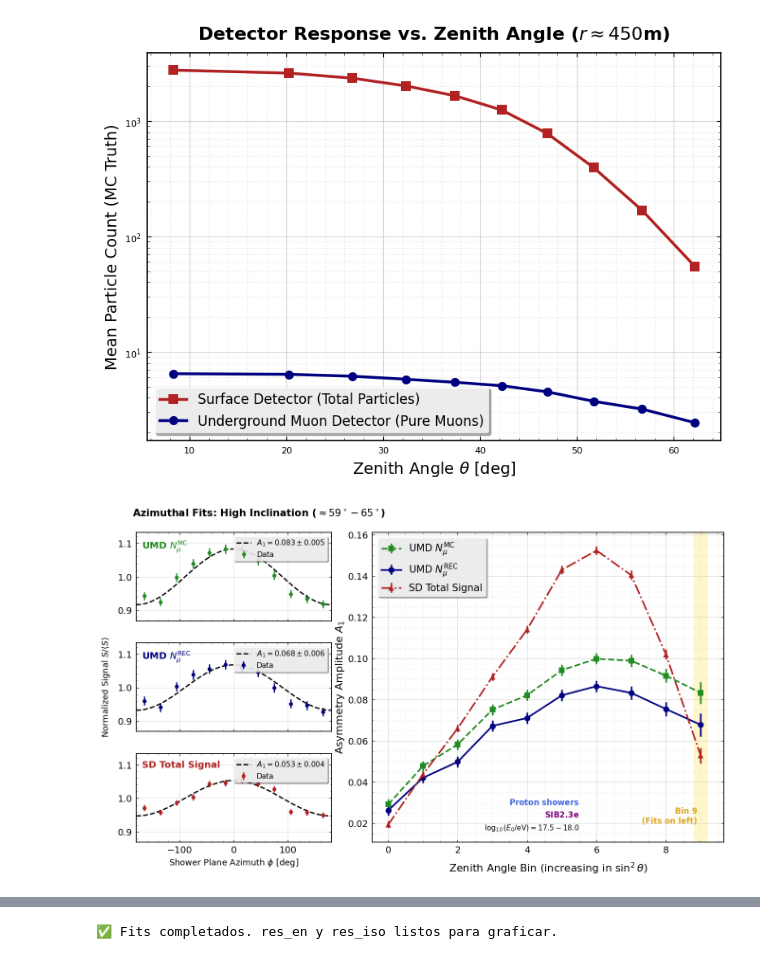
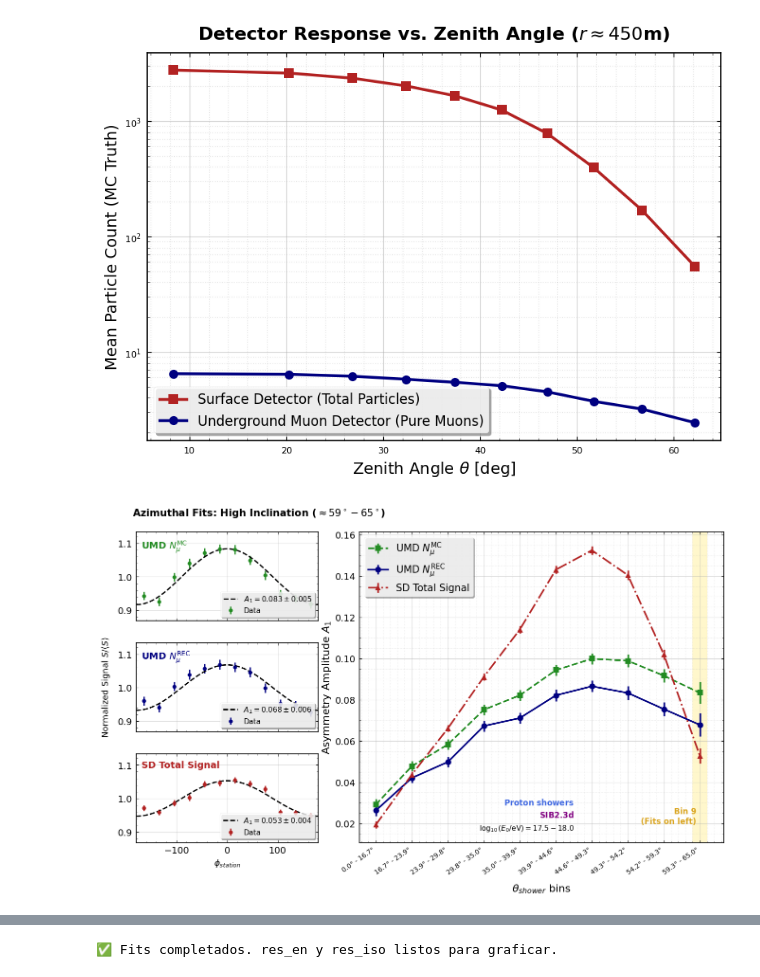
Before and after one commit to Lautaro-Silva/Tesis-de-Licenciatura---ITeDA, a Jupyter notebook: Scripts/Presentacion_Foundations/presentacion_feb_2026_v2.ipynb, the cells around one changed output, grey strips where cells are left out. Saved outputs shown, nothing was run; the diff lists cells and outputs as text; code cells hidden in the pictures.

Commit message:
ultimos toqueteos para la presentacion

```diff
--- a/Scripts/Presentacion_Foundations/presentacion_feb_2026_v2.ipynb
+++ b/Scripts/Presentacion_Foundations/presentacion_feb_2026_v2.ipynb
@@ -563,7 +563,6 @@ plt.show()
 
 def fit_func_deg(phi_deg, A1):
     return 1.0 * (1 + A1 * np.cos(np.deg2rad(phi_deg)))
-
 
 # -------------------------------------------------------------------------
 # PREPARACIÓN DE BINES
@@ -637,7 +636,7 @@ for i in range(10):
 # ARMADO DE LA FIGURA MAESTRA (16:9 ratio)
 # -------------------------------------------------------------------------
 fig = plt.figure(figsize=(16, 8.5))
-gs = gridspec.GridSpec(3, 2, width_ratios=[1, 1.8], wspace=0.15, hspace=0.25)
+gs = gridspec.GridSpec(3, 2, width_ratios=[1, 2], wspace=0.15, hspace=0.25)
 
 # --- PANEL IZQUIERDO: LOS 3 AJUSTES DEL BIN 9 ---
 # Para que se vean comparables, buscamos el max/min del eje Y del Bin 9
@@ -670,49 +669,54 @@ for idx, (col, label, color, pos) in enumerate(configs):
 
         # Título como texto adentro para ahorrar espacio
         ax.text(0.03, 0.92, label, transform=ax.transAxes, fontsize=14, fontweight='bold', color=color, va='top')
-        ax.legend(fontsize=11, loc='upper right')
+        ax.legend(fontsize=11, loc='lower right')
 
         if idx == 1: # Solo el del medio tiene label de Y
             ax.set_ylabel(r"Normalized Signal $S / \langle S \rangle$", fontsize=13, labelpad=10)
 
         if idx == 2: # Solo el de abajo tiene label de X
-            ax.set_xlabel(r"Shower Plane Azimuth $\phi$ [deg]", fontsize=13)
+            ax.set_xlabel(r"$\phi_{station}$", fontsize=13)
         else:
             ax.set_xticklabels([]) # Ocultar números X en los de arriba
 
 # Título general para la columna izquierda
 fig.text(0.12, 0.92, r"Azimuthal Fits: High Inclination ($\approx 59^\circ-65^\circ$)",
          fontsize=15, fontweight='bold', ha='left')
-
 
 # --- PANEL DERECHO: EVOLUCIÓN GLOBAL ---
 ax_ev = fig.add_subplot(gs[:, 1]) # Ocupa todas las filas de la columna 1
 
 ax_ev.errorbar(evol_theta, evol_a1_umd_mc, yerr=evol_err_umd_mc, fmt='s--', color='forestgreen', label=r'UMD $N_\mu^{\mathrm{MC}}$', markersize=9, lw=2.5)
 ax_ev.errorbar(evol_theta, evol_a1_umd_rec, yerr=evol_err_umd_rec, fmt='o-', color='navy', label=r'UMD $N_\mu^{\mathrm{REC}}$', markersize=9, lw=2.5)
 ax_ev.errorbar(evol_theta, evol_a1_sd, yerr=evol_err_sd, fmt='^-.', color='firebrick', label='SD Total Signal', markersize=9, lw=2.5)
 
-ax_ev.set_xlabel(r"Zenith Angle Bin (increasing in $\sin^2\theta$)", fontsize=16, labelpad=10)
+# --- INICIO MODIFICACIÓN DEL EJE X ---
+ax_ev.set_xlabel(r"$\theta_{shower}$ bins", fontsize=16, labelpad=11)
+
+# Fijamos las posiciones de los ticks en los índices (0 a 9) y aplicamos los labels rotados
+ax_ev.set_xticks(evol_theta)
+ax_ev.set_xticklabels(theta_labels, rotation=35, ha='right', fontsize=10)
+# --- FIN MODIFICACIÓN ---
+
 ax_ev.set_ylabel(r"Asymmetry Amplitude $A_1$", fontsize=16)
 
 ax_ev.grid(True, which='major', linestyle='-', alpha=0.5)
 ax_ev.grid(True, which='minor', linestyle=':', alpha=0.3)
 ax_ev.minorticks_on()
 ax_ev.legend(fontsize=15, loc='upper left')
 
 # Resaltar el Bin 9 en el gráfico de evolución para conectarlo con la izquierda
 ax_ev.axvspan(8.8, 9.2, color='gold', alpha=0.2, zorder=0)
 ax_ev.text(8.9, 0.02, "Bin 9\n(Fits on left)", color='goldenrod', fontweight='bold', fontsize=12, ha='right')
 
-
 # Anotaciones Físicas
-ax_ev.text(5.5, 0.032, r"$\mathbf{Proton\ showers}$", fontsize=12, va='top', ha='right', color=COLORS['Proton'])
-ax_ev.text(5.5, 0.026, r"$\mathbf{SIB2.3e}$", fontsize=12, va='top', ha='right', color='purple')
+ax_ev.text(5.5, 0.032, r"$\mathbf{Proton\ showers}$", fontsize=12, va='top', ha='right', color='royalblue') # Ajusté el color genérico
+ax_ev.text(5.5, 0.026, r"$\mathbf{SIB2.3d}$", fontsize=12, va='top', ha='right', color='purple')
 ax_ev.text(5.5, 0.02, r"$\log_{10}(E_0/\mathrm{eV}) = 17.5 - 18.0$", fontsize=11, va='top', ha='right')
 
-
-# Guardar la imagen final
-plt.savefig('MasterPlot_Asymmetry_Evolution.jpg', format='jpg', dpi=300, bbox_inches='tight')
+# --- MODIFICACIÓN IMPORTANTE PARA GUARDAR ---
+plt.tight_layout()
+plt.savefig('MasterPlot_Asymmetry_Evolution.jpg', bbox_inches='tight', dpi=300)
 plt.show()
 # %% [output]
-[figure, old version]
+[figure, new version]
```
Also changed, not shown: parts of 6 cells of this notebook, 9 other files.
